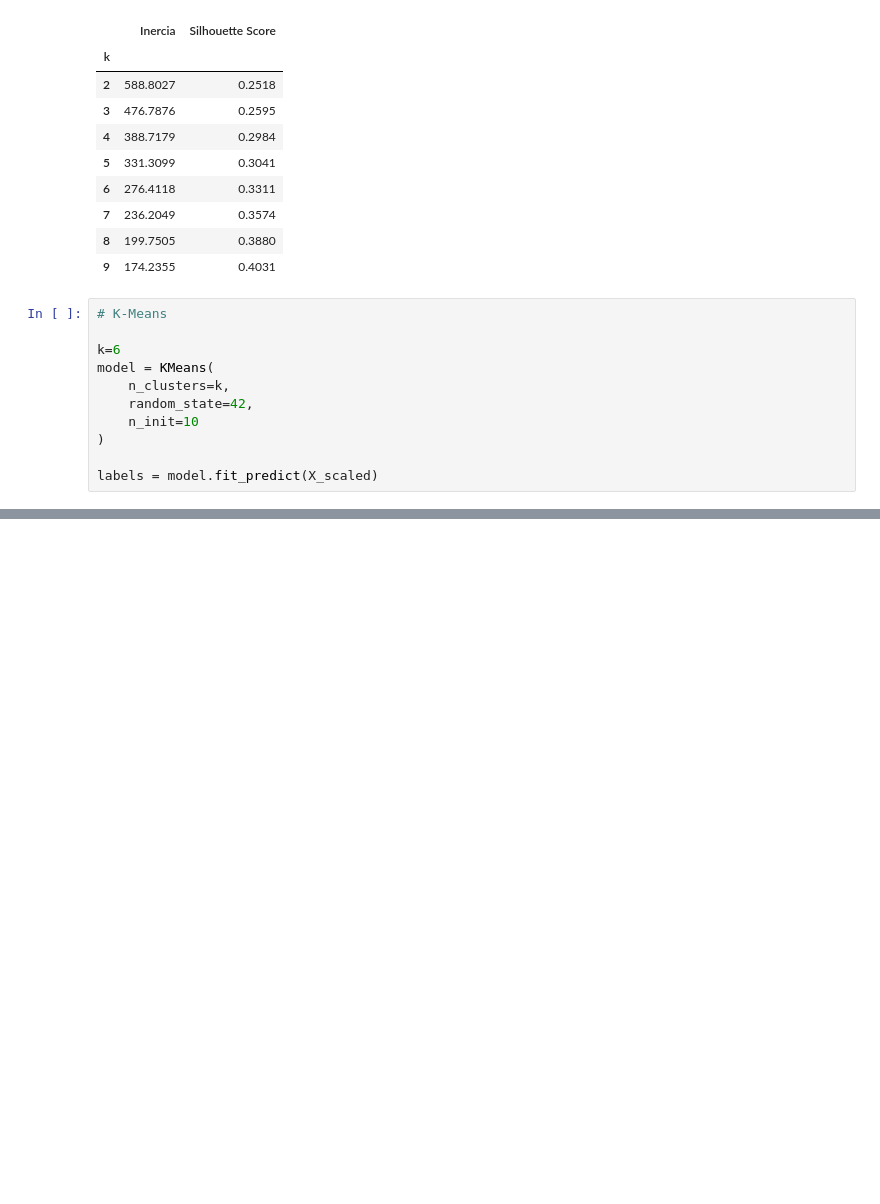
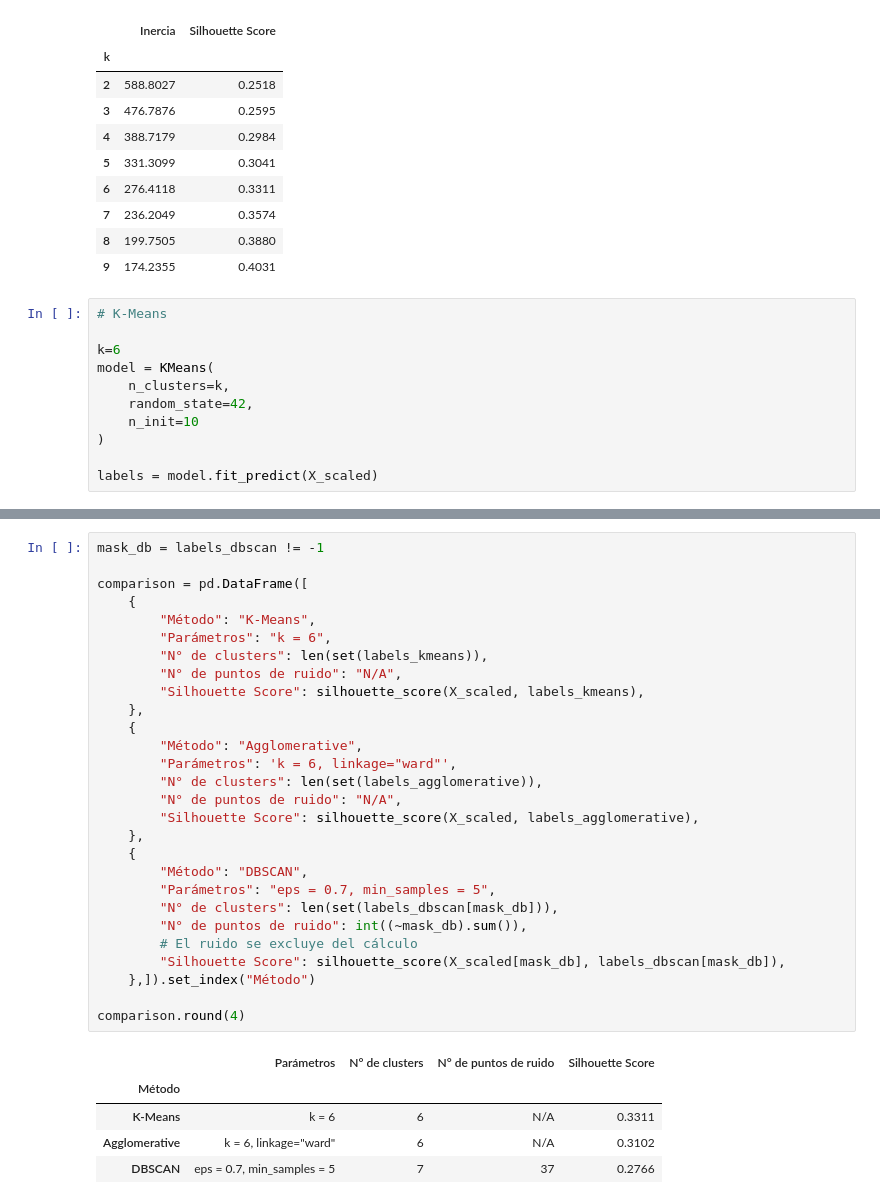
Before and after one commit to lacastrilf/Workshops-Machine-Learning, a Jupyter notebook: 03_Workshop/mall_customers_clustering.ipynb, the cells around one changed output, grey strips where cells are left out. Drawn from its saved outputs; the diff is of its cells as text; blank space fills up the shorter version.

```diff
--- a/03_Workshop/mall_customers_clustering.ipynb
+++ b/03_Workshop/mall_customers_clustering.ipynb
@@ -173,0 +338,34 @@ labels = model.fit_predict(X_scaled)
+# %%
+mask_db = labels_dbscan != -1
+
+comparison = pd.DataFrame([
+    {
+        "Método": "K-Means",
+        "Parámetros": "k = 6",
+        "N° de clusters": len(set(labels_kmeans)),
+        "N° de puntos de ruido": "N/A",
+        "Silhouette Score": silhouette_score(X_scaled, labels_kmeans),
+    },
+    {
+        "Método": "Agglomerative",
+        "Parámetros": 'k = 6, linkage="ward"',
+        "N° de clusters": len(set(labels_agglomerative)),
+        "N° de puntos de ruido": "N/A",
+        "Silhouette Score": silhouette_score(X_scaled, labels_agglomerative),
+    },
+    {
+        "Método": "DBSCAN",
+        "Parámetros": "eps = 0.7, min_samples = 5",
+        "N° de clusters": len(set(labels_dbscan[mask_db])),
+        "N° de puntos de ruido": int((~mask_db).sum()),
+        # El ruido se excluye del cálculo
+        "Silhouette Score": silhouette_score(X_scaled[mask_db], labels_dbscan[mask_db]),
+    },]).set_index("Método")
+
+comparison.round(4)
+# %% [output]
+|  | Parámetros | N° de clusters | N° de puntos de ruido | Silhouette Score |
+| Método |  |  |  |  |
+| K-Means | k = 6 | 6 | N/A | 0.3311 |
+| Agglomerative | k = 6, linkage="ward" | 6 | N/A | 0.3102 |
+| DBSCAN | eps = 0.7, min_samples = 5 | 7 | 37 | 0.2766 |
```
Also changed, not shown: parts of 11 cells of this notebook.
